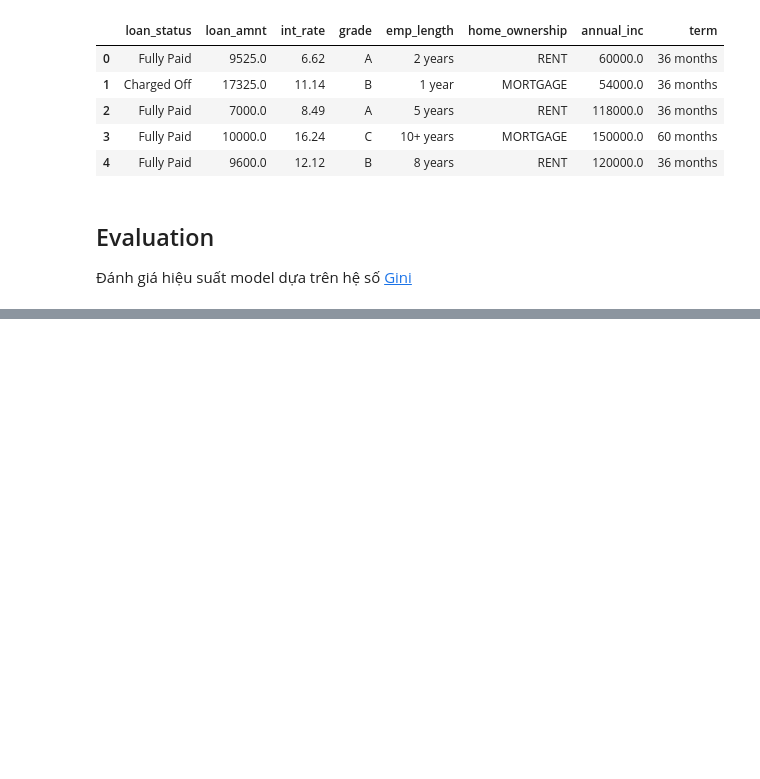
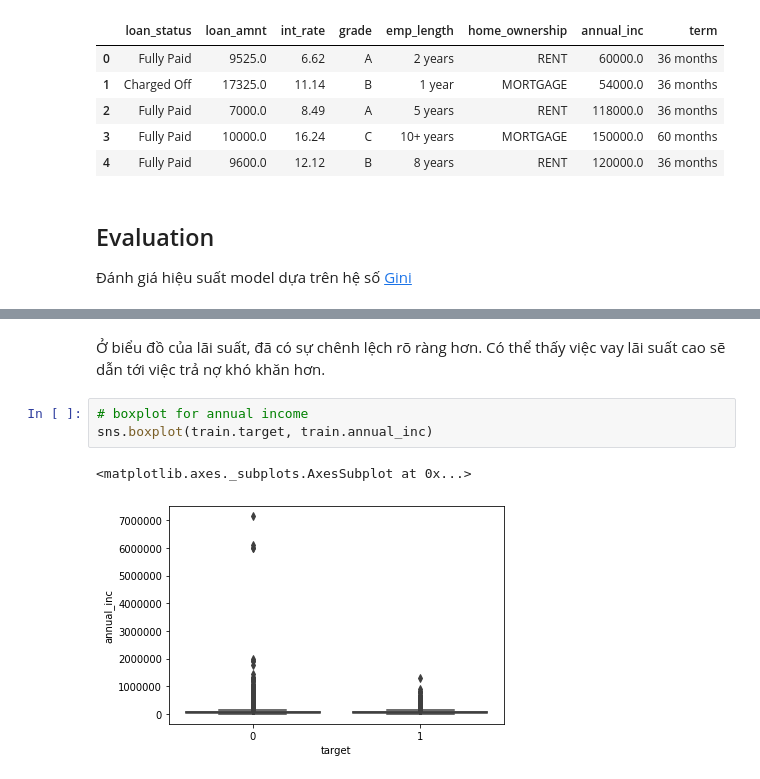
Before and after one commit to trungnt11/intern, a Jupyter notebook: intro.ipynb, the cells around one changed output, grey strips where cells are left out. Saved outputs shown, nothing was run; the diff lists cells and outputs as text; blank space fills up the shorter version.

```diff
--- a/intro.ipynb
+++ b/intro.ipynb
@@ -42,0 +140,8 @@ display(test.head())
+# %% [markdown]
+Ở biểu đồ của lãi suất, đã có sự chênh lệch rõ ràng hơn. Có thể thấy việc vay lãi suất cao sẽ dẫn tới việc trả nợ khó khăn hơn.
+# %%
+# boxplot for annual income
+sns.boxplot(train.target, train.annual_inc)
+# %% [output]
+<matplotlib.axes._subplots.AxesSubplot at 0x...>
+[figure, added]
```
Also changed, not shown: parts of 53 cells of this notebook.
